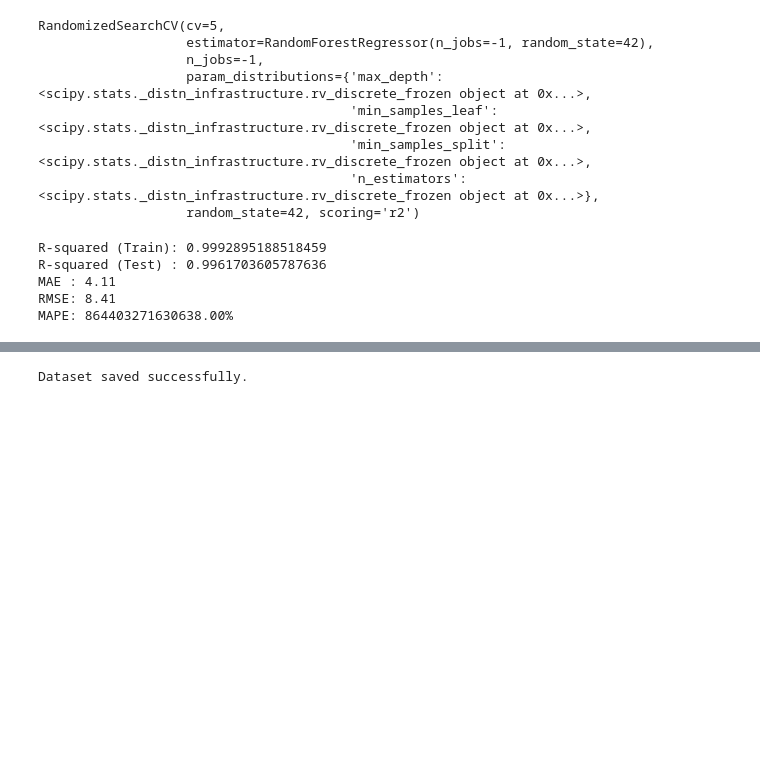
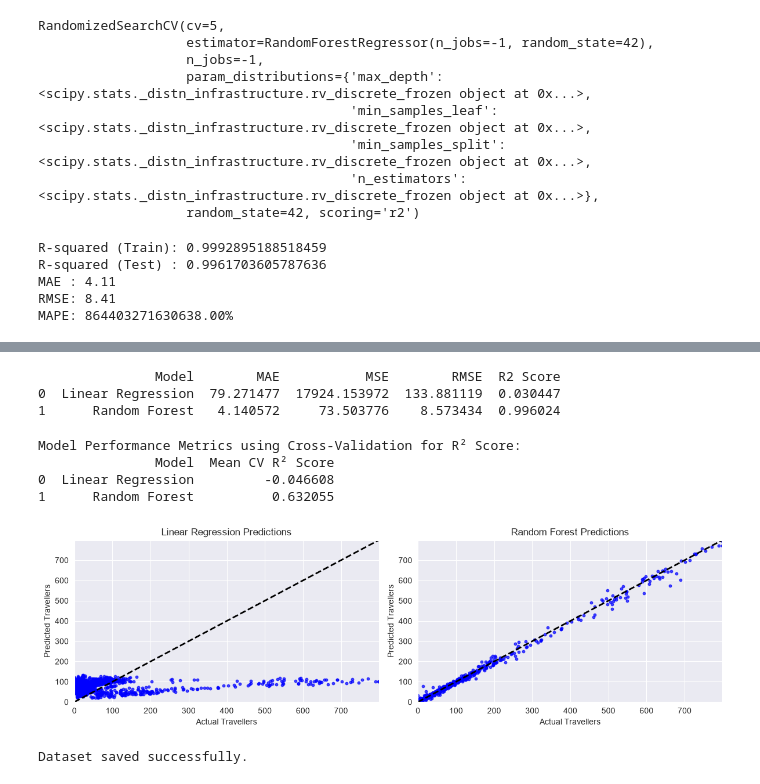
Before and after one commit to CCT-Dublin/CA1--Tourism-in-Ireland--Master-2026.2, a Jupyter notebook: CA1-2026.ipynb, the cells around one changed output, grey strips where cells are left out. Drawn from its saved outputs; the diff is of its cells as text; code cells hidden in the pictures; blank space fills up the shorter version.

Commit message:
Last Update
Adding Comparing Models and final changes

```diff
--- a/CA1-2026.ipynb
+++ b/CA1-2026.ipynb
@@ -1007,3 +1026,83 @@ plt.show()
+# %%
+# Store results
+results = []
+
+# Train and evaluate models
+for name, model in models.items():
+    # Train the model
+    model.fit(X_train, y_train)
+
+    # Predict on the test set
+    y_pred = model.predict(X_test)
+
+    # Calculate performance metrics
+    mae = mean_absolute_error(y_test, y_pred)
+    mse = mean_squared_error(y_test, y_pred)
+    rmse = np.sqrt(mse)
+    r2 = r2_score(y_test, y_pred)
+
+    # Append results to the list
+    results.append([name, mae, mse, rmse, r2])
+
+# Create a DataFrame to display the results
+results_df = pd.DataFrame(results, columns=["Model", "MAE", "MSE", "RMSE", "R2 Score"])
+print(results_df)
+# %% [output]
+               Model        MAE           MSE        RMSE  R2 Score
+0  Linear Regression  79.271477  17924.153972  133.881119  0.030447
+1      Random Forest   4.140572     73.503776    8.573434  0.996024
+# %%
+# Store results
+results = []
+
+# Train and evaluate models using cross-validation for R² Score
+for name, model in models.items():
+    # Perform cross-validation
+    cv_scores = cross_val_score(model, X, y, cv=5, scoring='r2')  # Using R² for scoring
+    mean_cv_score = cv_scores.mean()  # Mean R² score
+
+    # Train the model on the full dataset for predictions
+    model.fit(X, y)
+
+    # Store results
+    results.append([name, mean_cv_score])
+
+# Create a DataFrame to display the results
+results_df = pd.DataFrame(results, columns=["Model", "Mean CV R² Score"])
+print("\nModel Performance Metrics using Cross-Validation for R² Score:")
+print(results_df)
+# %% [output]
+Model Performance Metrics using Cross-Validation for R² Score:
+               Model  Mean CV R² Score
+0  Linear Regression         -0.046608
+1      Random Forest          0.632055
+# %%
+# To demonstrate predictions and plot results, let's split the data
+X_train, X_test, y_train, y_test = train_test_split(X, y, test_size=0.2, random_state=42)
+
+# Predict on the test set for final evaluation
+predictions = {}
+for name, model in models.items():
+    model.fit(X_train, y_train)
+    y_pred = model.predict(X_test)
+    predictions[name] = y_pred
+
+# Plotting actual vs predicted for each model in a 3x2 grid
+plt.figure(figsize=(12, 10))
+for i, (name, y_pred) in enumerate(predictions.items()):
+    plt.subplot(3, 2, i + 1)  # 3 rows and 2 columns
+    plt.scatter(y_test, y_pred, alpha=0.7, color='blue', s=10)
+    plt.plot([y_test.min(), y_test.max()], [y_test.min(), y_test.max()], 'k--', lw=2)
+    plt.title(f'{name} Predictions')
+    plt.xlabel('Actual Travellers')
+    plt.ylabel('Predicted Travellers')
+    plt.xlim(y_test.min(), y_test.max())
+    plt.ylim(y_test.min(), y_test.max())
+
+plt.tight_layout()
+plt.show()
+# %% [output]
+[figure, added]
 # %%
 df.to_csv("CA1.csv", index=False)
 
```
Also changed, not shown: parts of 16 cells of this notebook.
